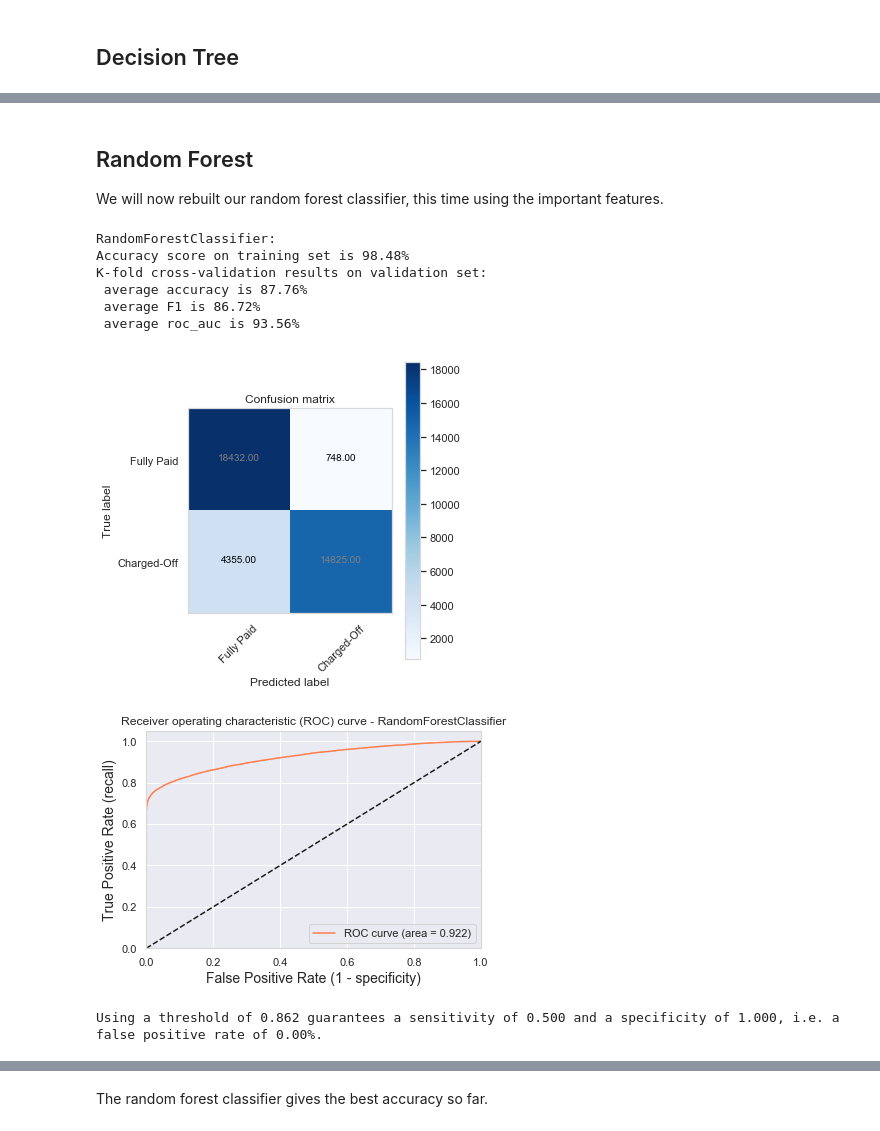
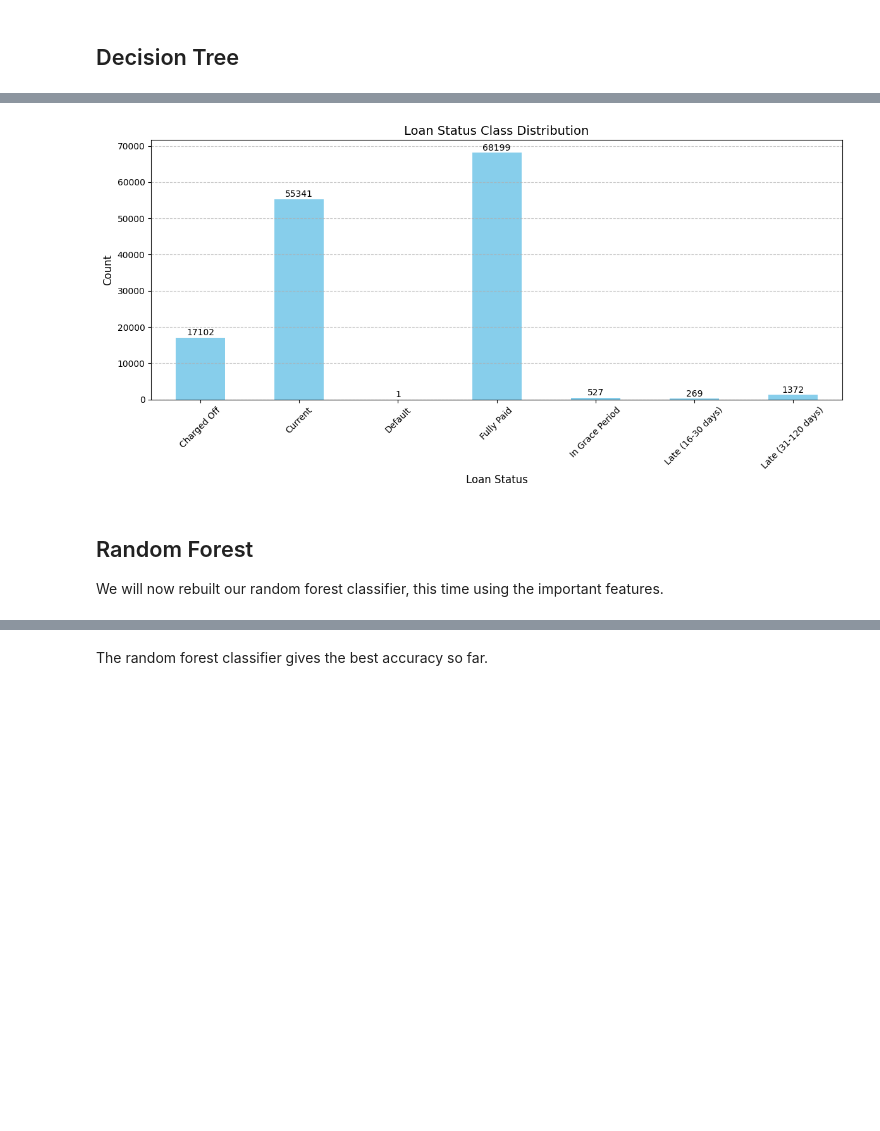
Before and after one commit to iankamar/loan_analysis, a Jupyter notebook: loan_chargeoff_prediction.ipynb, the cells around one changed output, grey strips where cells are left out. Drawn from its saved outputs; the diff is of its cells as text; code cells hidden in the pictures; blank space fills up the shorter version.

```diff
--- a/loan_chargeoff_prediction.ipynb
+++ b/loan_chargeoff_prediction.ipynb
@@ -639,5 +780,3 @@ def get_design_matrices(df, variables = ['loan_amnt', 'term', 'sub_grade', 'grad
     X_val_scaled_pca = pca_fit.transform(X_val_scaled)
     X_test_scaled_pca = pca_fit.transform(X_test_scaled)
     return X_test_df, X_train, y_train, X_val, y_val, X_test, y_test, X_train_scaled, X_val_scaled, X_test_scaled, X_train_scaled_pca, X_val_scaled_pca, X_test_scaled_pca
-# %%
-X_test_df, X_train, y_train, X_val, y_val, X_test, y_test, X_train_scaled, X_val_scaled, X_test_scaled,X_train_scaled_pca, X_val_scaled_pca, X_test_scaled_pca = get_design_matrices(df_loan_accepted_census_cleaned)
@@ -803,0 +1033,13 @@ Using a threshold of 1.000 guarantees a sensitivity of 0.781 and a specificity o
+# %%
+from sklearn.tree import DecisionTreeClassifier
+
+# Initialize and train decision tree
+dt_model = DecisionTreeClassifier(max_depth=None, random_state=42)
+
+# If you want to train it (assuming you have the processed data from earlier)
+dt_model.fit(X_train, y_train)  # Using X_train and y_train from get_design_matrices()
+
+# Evaluate
+from sklearn.metrics import classification_report
+y_pred = dt_model.predict(X_test)
+print(classification_report(y_test, y_pred))
@@ -804,18 +1059,49 @@ Using a threshold of 1.000 guarantees a sensitivity of 0.781 and a specificity o
+# %%
+import pandas as pd
+import matplotlib.pyplot as plt
+from sklearn.tree import DecisionTreeClassifier
+
+# Your manual weights
+manual_weights = {
+    'Charged Off': 2,
+    'Current': 1,
+    'Default': 10,
+    'Fully Paid': 1,
+    'In Grace Period': 8,
+    'Late (16-30 days)': 15,
+    'Late (31-120 days)': 5
+}
+
+# Initialize model
+dt_model = DecisionTreeClassifier(
+    class_weight=manual_weights,
+    max_depth=5,
+    random_state=42
+)
+
+# Convert y_train to pandas Series if it's a numpy array
+y_train_series = pd.Series(y_train)
+
+# Plot class distribution
+plt.figure(figsize=(12,6))
+y_train_series.value_counts().sort_index().plot(kind='bar', color='skyblue')
+plt.title('Loan Status Class Distribution', fontsize=14)
+plt.xlabel('Loan Status', fontsize=12)
+plt.ylabel('Count', fontsize=12)
+plt.xticks(rotation=45)
+plt.grid(axis='y', linestyle='--', alpha=0.7)
+
+# Add counts on top of bars
+for i, count in enumerate(y_train_series.value_counts().sort_index()):
+    plt.text(i, count + 50, str(count), ha='center', va='bottom')
+
+plt.tight_layout()
+plt.show()
+# %% [output]
+[figure, added]
 # %% [markdown]
 ## Random Forest
 
 We will now rebuilt our random forest classifier, this time using the important features.
 # %%
 randomf_optim = RandomForestClassifier(n_estimators=200, max_depth=20)
-# %%
-randomf_optim = fit_predict_evaluate(randomf_optim, X_train, y_train, X_val, y_val, df_cv_scores)
-# %% [output]
-RandomForestClassifier:
-Accuracy score on training set is 98.48%
-K-fold cross-validation results on validation set:
- average accuracy is 87.76%
- average F1 is 86.72%
- average roc_auc is 93.56%
-[figure, removed]
-[figure, removed]
-Using a threshold of 0.862 guarantees a sensitivity of 0.500 and a specificity of 1.000, i.e. a false positive rate of 0.00%.
```
Also changed, not shown: parts of 36 cells of this notebook, 1 other file.
